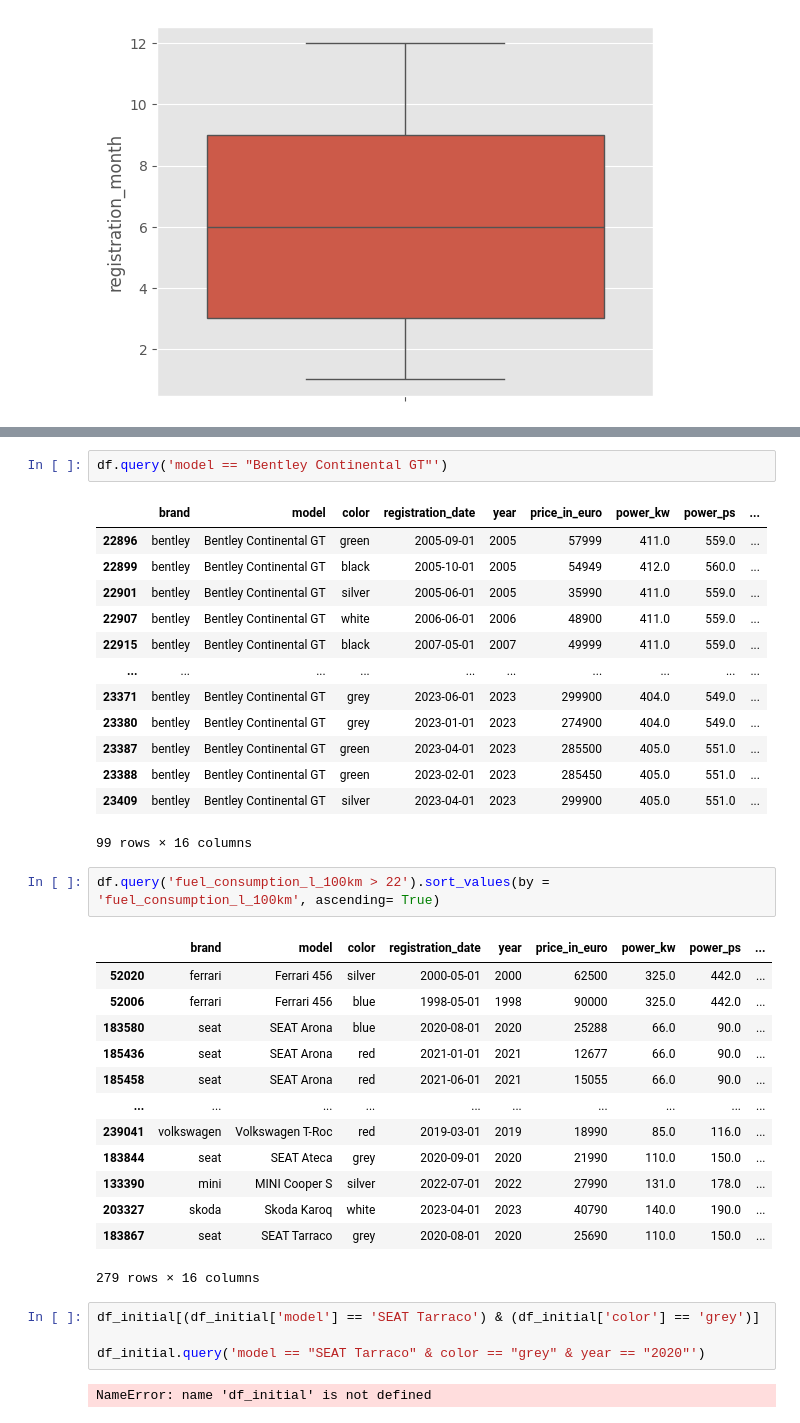
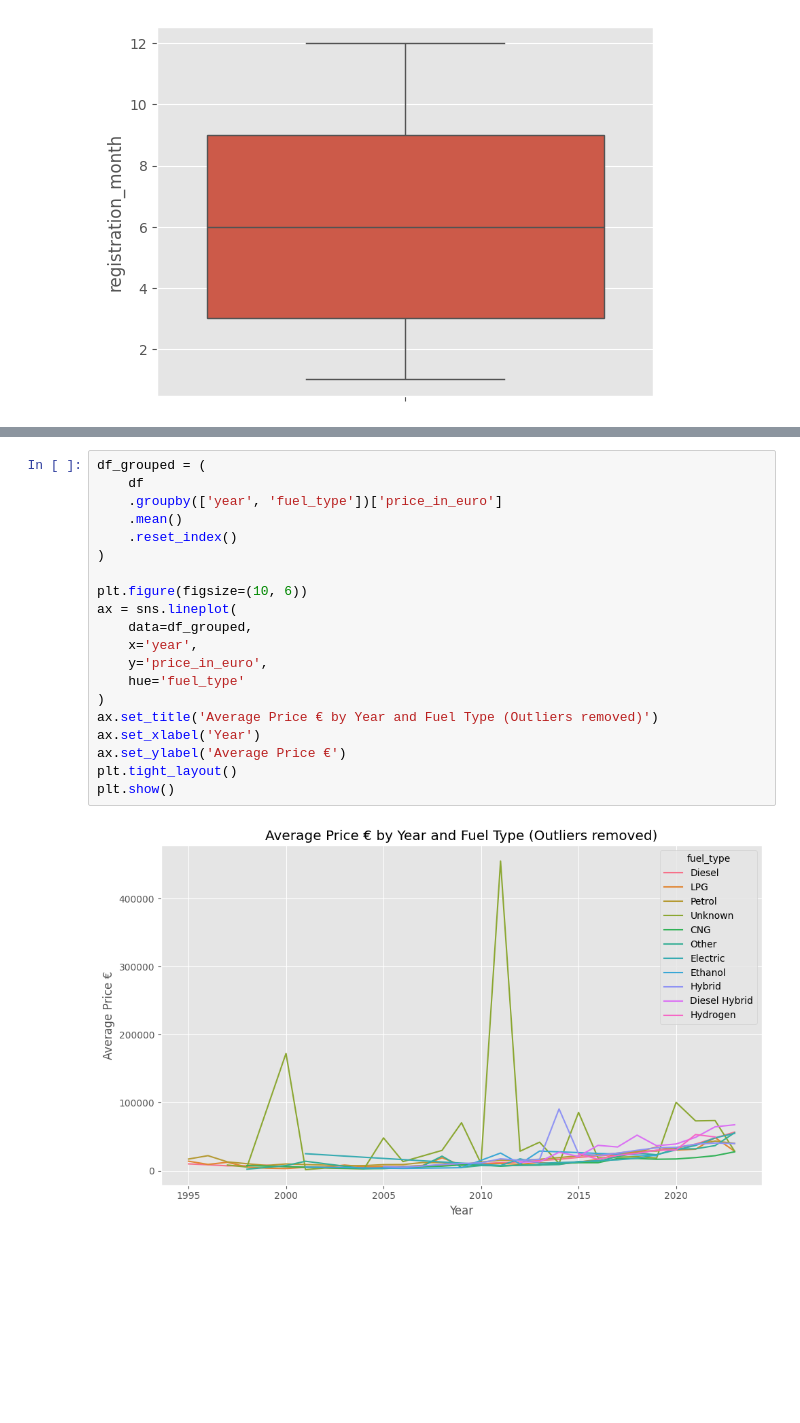
Before and after one commit to kiljos/data_mining, a Jupyter notebook: EDA/overlook_data.ipynb, the cells around one changed output, grey strips where cells are left out. Drawn from its saved outputs; the diff is of its cells as text; blank space fills up the shorter version.

```diff
--- a/EDA/overlook_data.ipynb
+++ b/EDA/overlook_data.ipynb
@@ -176,38 +150,22 @@ df.query('fuel_consumption_l_100km > 30 & fuel_consumption_l_100km != fuel_consu
-# %%
-df.query('model == "Bentley Continental GT"')
-# %% [output]
-|  | brand | model | color | registration_date | year | price_in_euro | power_kw | power_ps | ... |
-| 22896 | bentley | Bentley Continental GT | green | 2005-09-01 | 2005 | 57999 | 411.0 | 559.0 | ... |
-| 22899 | bentley | Bentley Continental GT | black | 2005-10-01 | 2005 | 54949 | 412.0 | 560.0 | ... |
-| 22901 | bentley | Bentley Continental GT | silver | 2005-06-01 | 2005 | 35990 | 411.0 | 559.0 | ... |
-| 22907 | bentley | Bentley Continental GT | white | 2006-06-01 | 2006 | 48900 | 411.0 | 559.0 | ... |
-| 22915 | bentley | Bentley Continental GT | black | 2007-05-01 | 2007 | 49999 | 411.0 | 559.0 | ... |
-| ... | ... | ... | ... | ... | ... | ... | ... | ... | ... |
-| 23371 | bentley | Bentley Continental GT | grey | 2023-06-01 | 2023 | 299900 | 404.0 | 549.0 | ... |
-| 23380 | bentley | Bentley Continental GT | grey | 2023-01-01 | 2023 | 274900 | 404.0 | 549.0 | ... |
-| 23387 | bentley | Bentley Continental GT | green | 2023-04-01 | 2023 | 285500 | 405.0 | 551.0 | ... |
-| 23388 | bentley | Bentley Continental GT | green | 2023-02-01 | 2023 | 285450 | 405.0 | 551.0 | ... |
-| 23409 | bentley | Bentley Continental GT | silver | 2023-04-01 | 2023 | 299900 | 405.0 | 551.0 | ... |
-99 rows × 16 columns
-# %%
-df.query('fuel_consumption_l_100km > 22').sort_values(by = 'fuel_consumption_l_100km', ascending= True)
-# %% [output]
-|  | brand | model | color | registration_date | year | price_in_euro | power_kw | power_ps | ... |
-| 52020 | ferrari | Ferrari 456 | silver | 2000-05-01 | 2000 | 62500 | 325.0 | 442.0 | ... |
-| 52006 | ferrari | Ferrari 456 | blue | 1998-05-01 | 1998 | 90000 | 325.0 | 442.0 | ... |
-| 183580 | seat | SEAT Arona | blue | 2020-08-01 | 2020 | 25288 | 66.0 | 90.0 | ... |
-| 185436 | seat | SEAT Arona | red | 2021-01-01 | 2021 | 12677 | 66.0 | 90.0 | ... |
-| 185458 | seat | SEAT Arona | red | 2021-06-01 | 2021 | 15055 | 66.0 | 90.0 | ... |
-| ... | ... | ... | ... | ... | ... | ... | ... | ... | ... |
-| 239041 | volkswagen | Volkswagen T-Roc | red | 2019-03-01 | 2019 | 18990 | 85.0 | 116.0 | ... |
-| 183844 | seat | SEAT Ateca | grey | 2020-09-01 | 2020 | 21990 | 110.0 | 150.0 | ... |
-| 133390 | mini | MINI Cooper S | silver | 2022-07-01 | 2022 | 27990 | 131.0 | 178.0 | ... |
-| 203327 | skoda | Skoda Karoq | white | 2023-04-01 | 2023 | 40790 | 140.0 | 190.0 | ... |
-| 183867 | seat | SEAT Tarraco | grey | 2020-08-01 | 2020 | 25690 | 110.0 | 150.0 | ... |
-279 rows × 16 columns
-# %%
-df_initial[(df_initial['model'] == 'SEAT Tarraco') & (df_initial['color'] == 'grey')]
-
-df_initial.query('model == "SEAT Tarraco" & color == "grey" & year == "2020"')
-# %% [output]
-NameError: name 'df_initial' is not defined
+# %%
+df_grouped = (
+    df
+    .groupby(['year', 'fuel_type'])['price_in_euro']
+    .mean()
+    .reset_index()
+)
+
+plt.figure(figsize=(10, 6))
+ax = sns.lineplot(
+    data=df_grouped,
+    x='year',
+    y='price_in_euro',
+    hue='fuel_type'
+)
+ax.set_title('Average Price € by Year and Fuel Type (Outliers removed)')
+ax.set_xlabel('Year')
+ax.set_ylabel('Average Price €')
+plt.tight_layout()
+plt.show()
+# %% [output]
+[figure, added]
```
Also changed, not shown: parts of 10 cells of this notebook, 1 other file.
